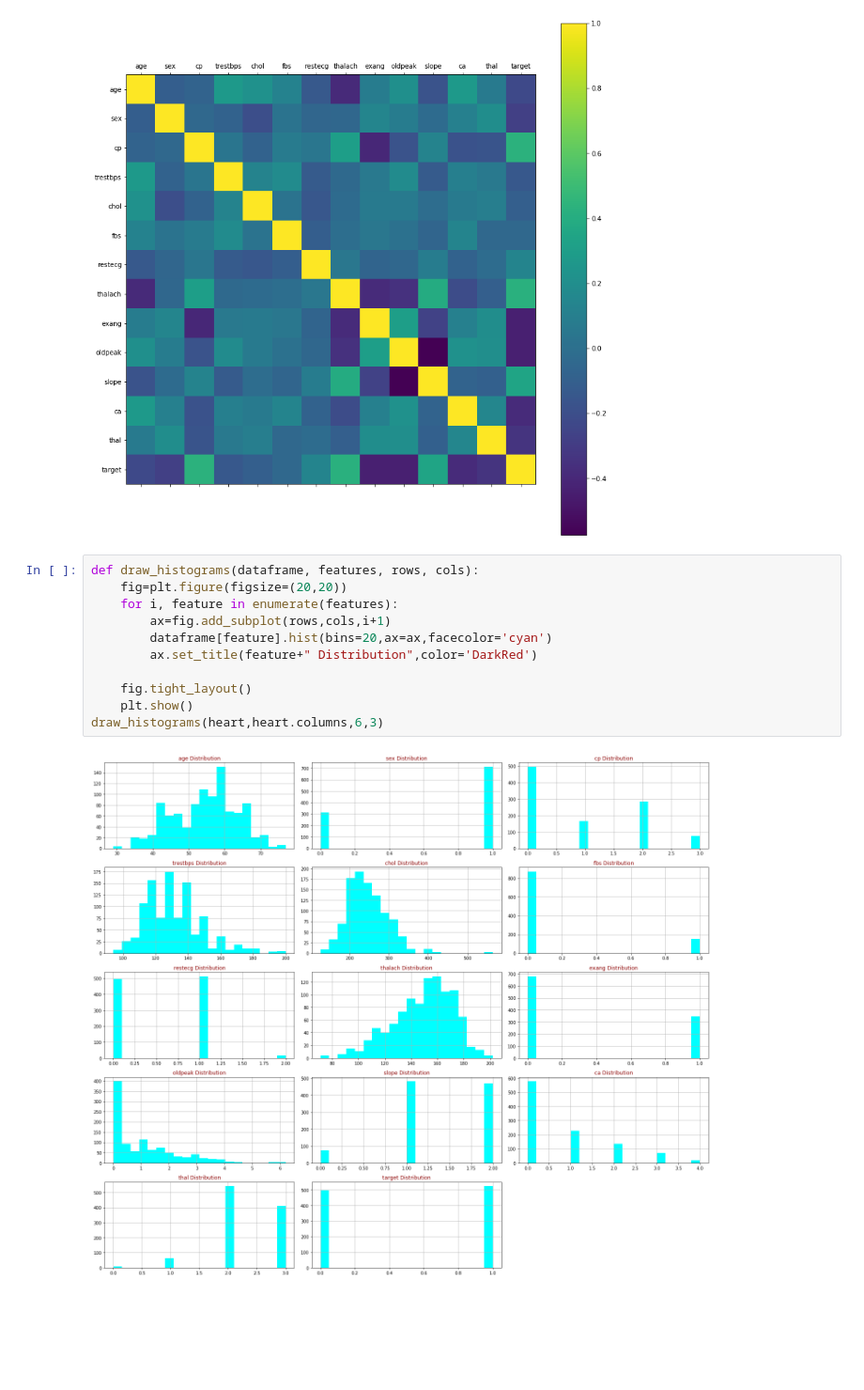
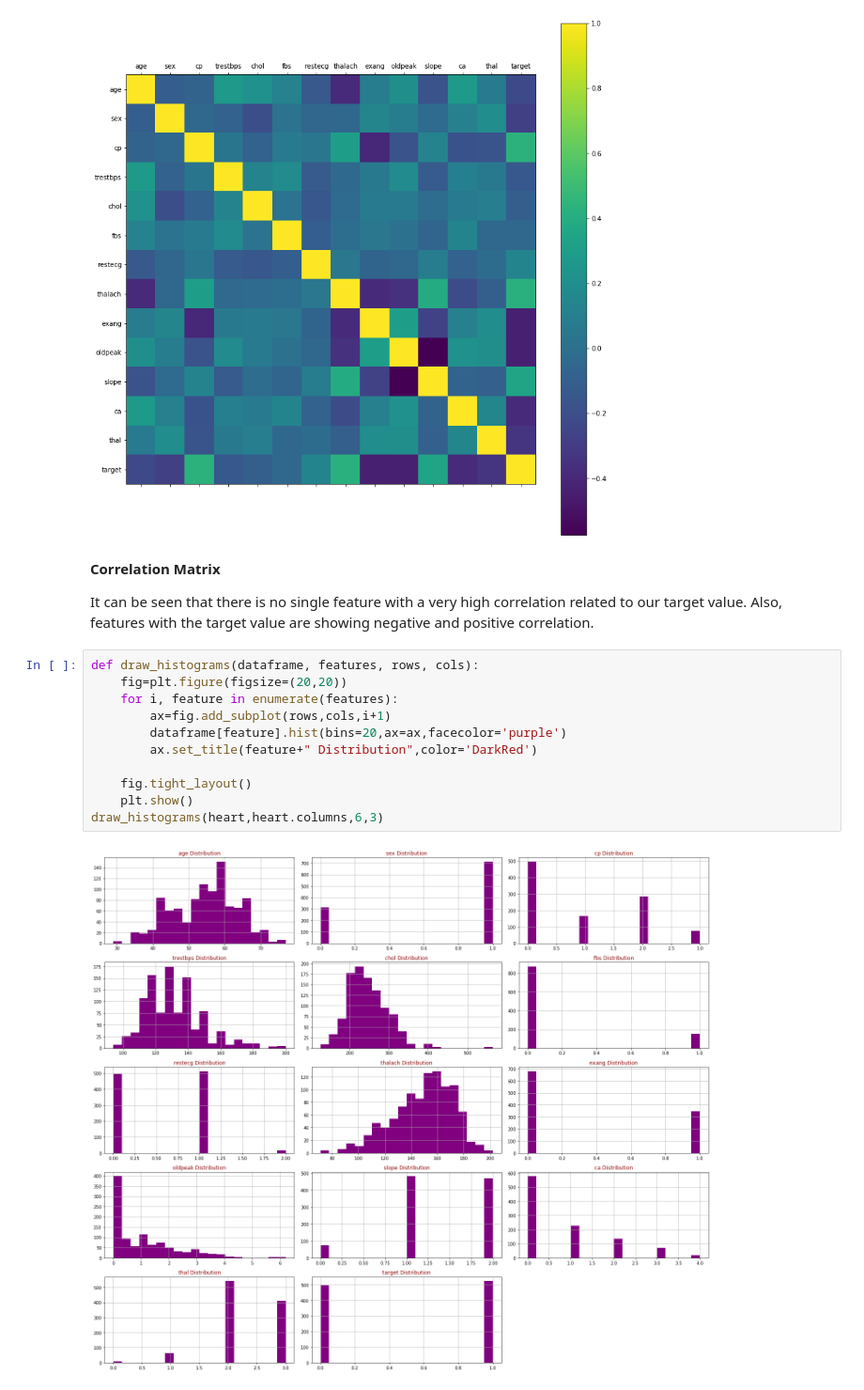
Before and after one commit to haishan-shi/A1, a Jupyter notebook: A2_Practical_Machine_Learning_Project.ipynb, the cells around one changed output. Shown at 94% size. Drawn from its saved outputs; the diff is of its cells as text; blank space fills up the shorter version.

```diff
--- a/A2_Practical_Machine_Learning_Project.ipynb
+++ b/A2_Practical_Machine_Learning_Project.ipynb
@@ -79,16 +83,20 @@ plt.colorbar()
 # %% [output]
 <matplotlib.colorbar.Colorbar at 0x...>
 [figure]
+# %% [markdown]
+**Correlation Matrix**
+
+It can be seen that there is no single feature with a very high correlation related to our target value. Also, features with the target value are showing   negative and positive correlation.
 # %%
 def draw_histograms(dataframe, features, rows, cols):
     fig=plt.figure(figsize=(20,20))
     for i, feature in enumerate(features):
         ax=fig.add_subplot(rows,cols,i+1)
-        dataframe[feature].hist(bins=20,ax=ax,facecolor='cyan')
+        dataframe[feature].hist(bins=20,ax=ax,facecolor='purple')
         ax.set_title(feature+" Distribution",color='DarkRed')
 
     fig.tight_layout()
     plt.show()
 draw_histograms(heart,heart.columns,6,3)
 # %% [output]
-[figure, old version]
+[figure, new version]
```
Also changed, not shown: parts of 33 cells of this notebook.
